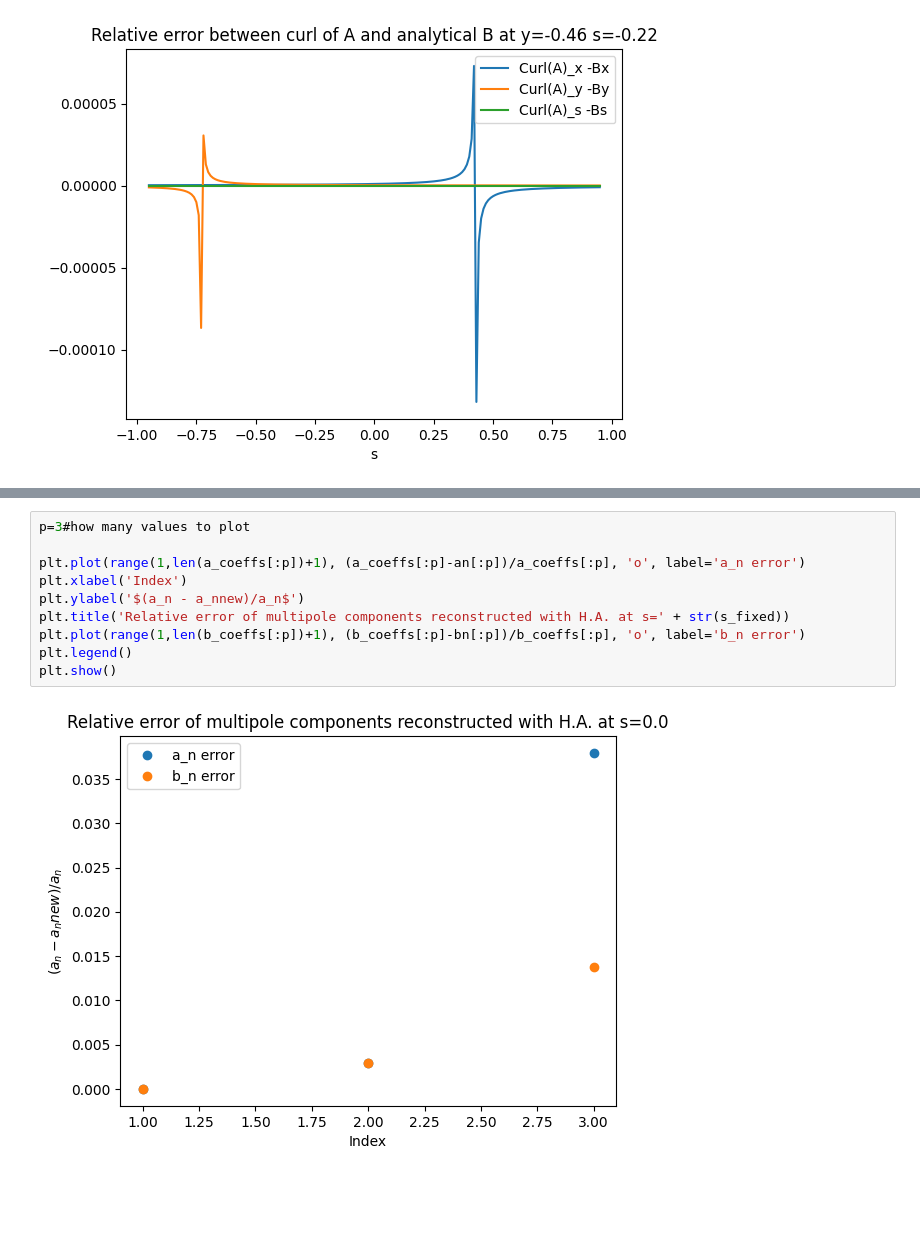
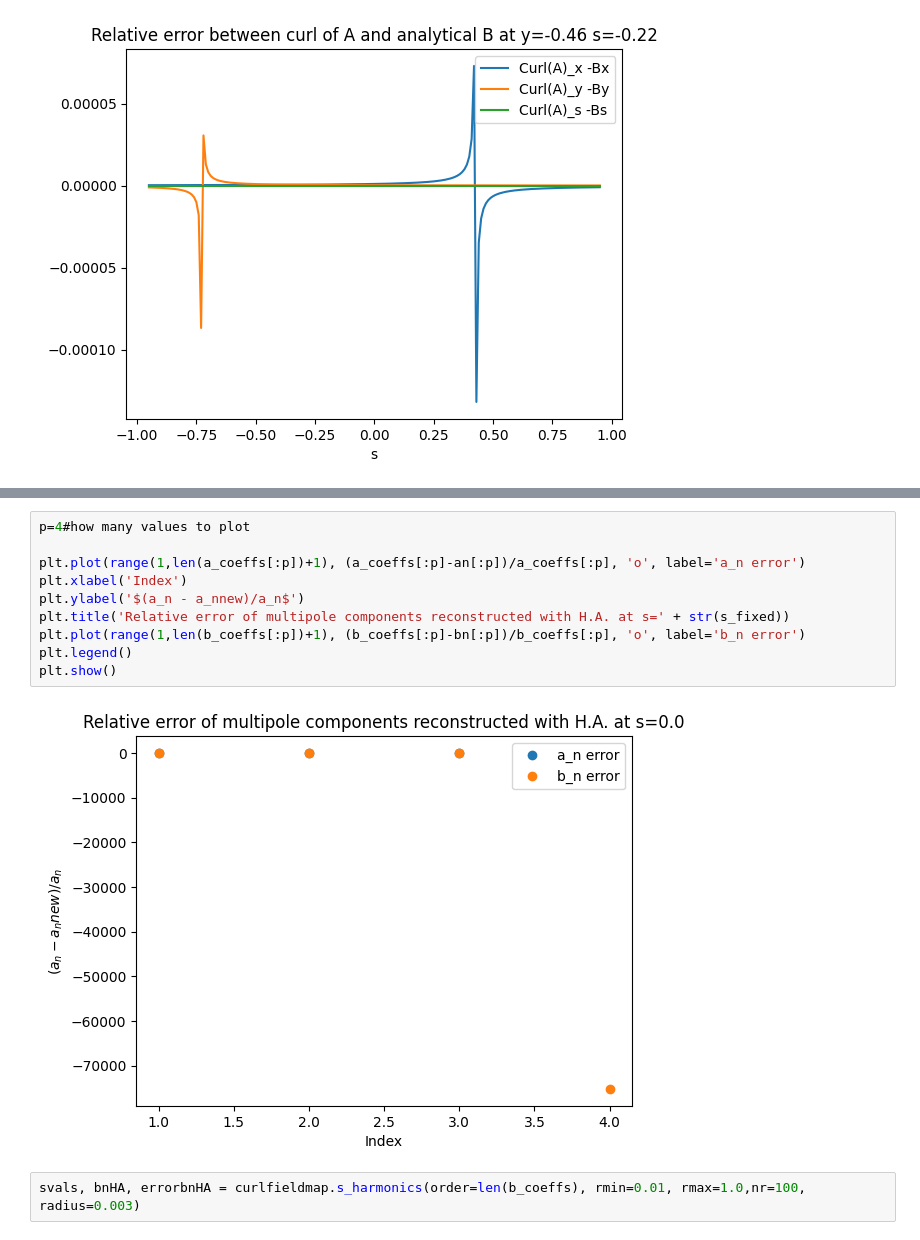
Before and after one commit to marcoliniF/bpmeth, a Jupyter notebook: preliminaryTrials/2abBAcurlB_HA_ab.ipynb, the cells around one changed output, grey strips where cells are left out. Cells and saved outputs as stored; diff of their text form; blank space fills up the shorter version.

Commit message:
Update plots

```diff
--- a/preliminaryTrials/2abBAcurlB_HA_ab.ipynb
+++ b/preliminaryTrials/2abBAcurlB_HA_ab.ipynb
@@ -134,12 +134,14 @@ Original bn(0):  [np.float64(1.0), np.float64(2.0), np.float64(0.03), np.float64
 # %%
-p=3#how many values to plot
+p=4#how many values to plot
 
 plt.plot(range(1,len(a_coeffs[:p])+1), (a_coeffs[:p]-an[:p])/a_coeffs[:p], 'o', label='a_n error')
 plt.xlabel('Index')
 plt.ylabel('$(a_n - a_nnew)/a_n$')
 plt.title('Relative error of multipole components reconstructed with H.A. at s=' + str(s_fixed))
 plt.plot(range(1,len(b_coeffs[:p])+1), (b_coeffs[:p]-bn[:p])/b_coeffs[:p], 'o', label='b_n error')
 plt.legend()
 plt.show()
 # %% [output]
-[figure, old version]
+[figure, new version]
+# %%
+svals, bnHA, errorbnHA = curlfieldmap.s_harmonics(order=len(b_coeffs), rmin=0.01, rmax=1.0,nr=100, radius=0.003)
```
Also changed, not shown: parts of 3 cells of this notebook.
